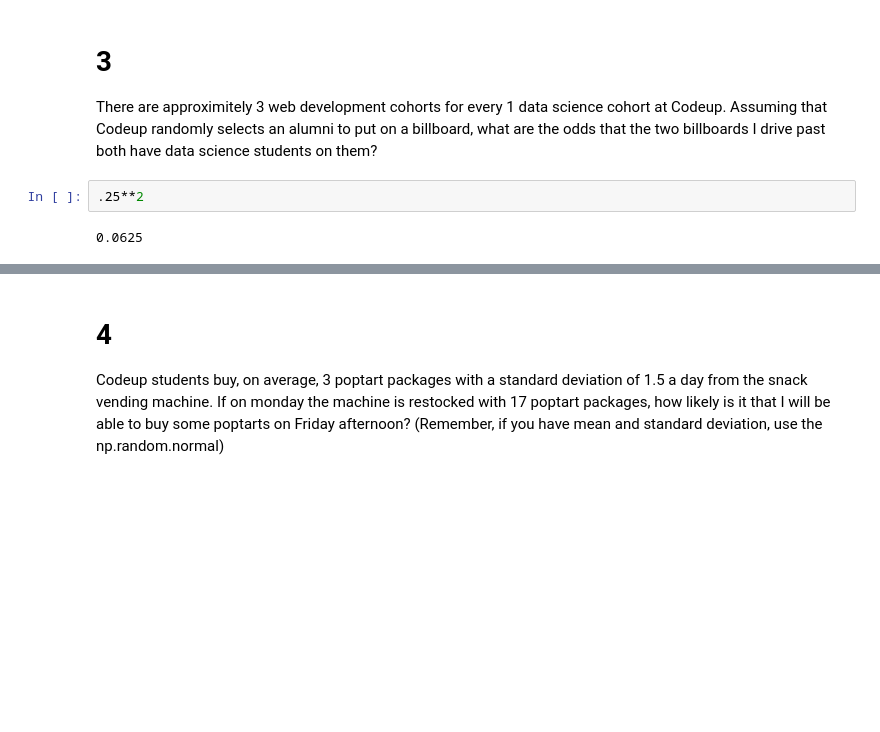
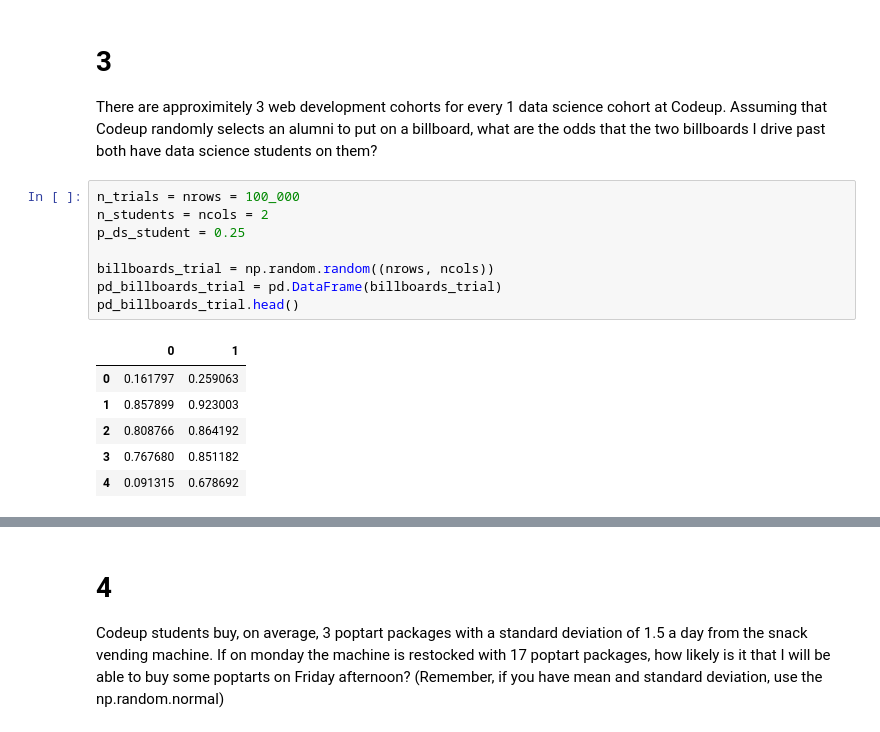
Before and after one commit to VelasquezAlejandro044/statistics-exercises, a Jupyter notebook: simulation.ipynb, the cells around one changed output, grey strips where cells are left out. Drawn from its saved outputs; the diff is of its cells as text; blank space fills up the shorter version.

```diff
--- a/simulation.ipynb
+++ b/simulation.ipynb
@@ -108,7 +108,18 @@ heads.head()
 # %% [markdown]
 # 3
 There are approximitely 3 web development cohorts for every 1 data science cohort at Codeup. Assuming that Codeup randomly selects an alumni to put on a billboard, what are the odds that the two billboards I drive past both have data science students on them?
-# %%
-.25**2
-# %% [output]
-0.0625
+# %%
+n_trials = nrows = 100_000
+n_students = ncols = 2
+p_ds_student = 0.25
+
+billboards_trial = np.random.random((nrows, ncols))
+pd_billboards_trial = pd.DataFrame(billboards_trial)
+pd_billboards_trial.head()
+# %% [output]
+|  | 0 | 1 |
+| 0 | 0.161797 | 0.259063 |
+| 1 | 0.857899 | 0.923003 |
+| 2 | 0.808766 | 0.864192 |
+| 3 | 0.767680 | 0.851182 |
+| 4 | 0.091315 | 0.678692 |
```
Also changed, not shown: parts of 28 cells of this notebook.
